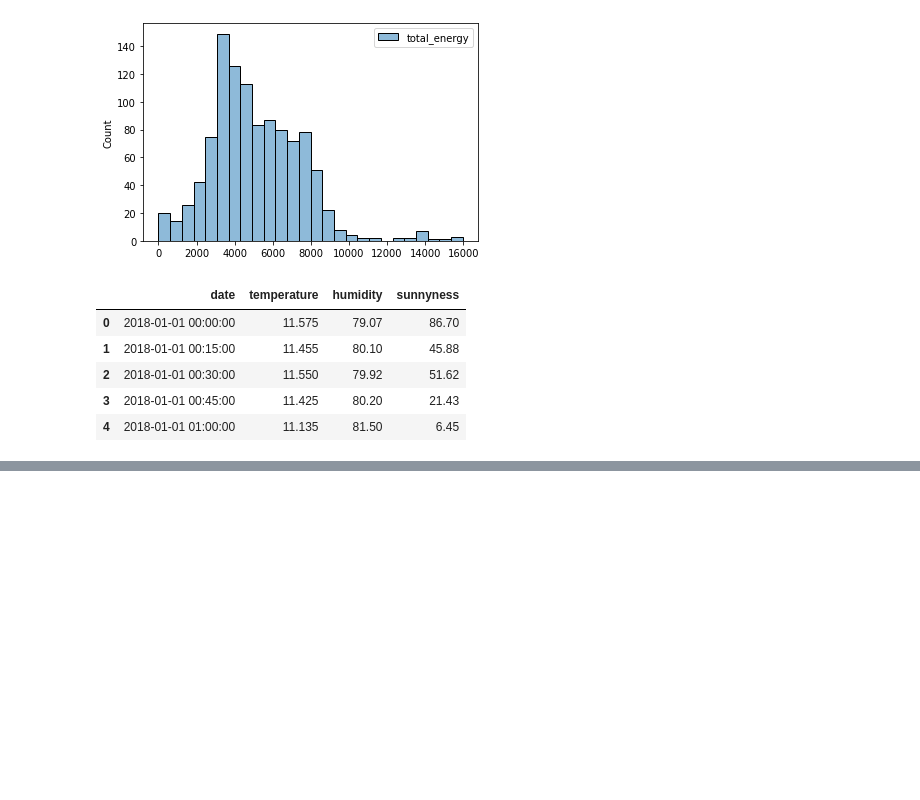
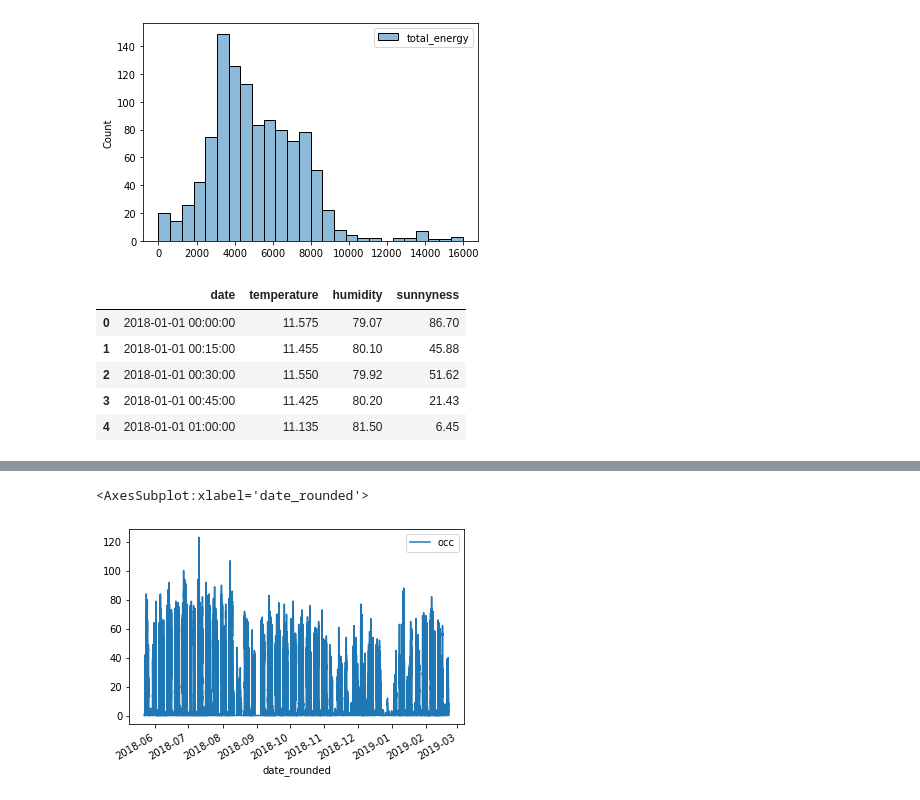
Before and after one commit to kmcguigan1/WATAI2023_energy_demand_modelling, a Jupyter notebook: build_data.ipynb, the cells around one changed output, grey strips where cells are left out. Saved outputs shown, nothing was run; the diff lists cells and outputs as text; code cells hidden in the pictures; blank space fills up the shorter version.

```diff
--- a/build_data.ipynb
+++ b/build_data.ipynb
@@ -47,0 +97,7 @@ weather.head()
+# %%
+occupancy = pd.read_csv('raw_data/Building_59/Bldg59_clean data/occ.csv')
+occupancy['date'] = pd.to_datetime(occupancy['date'])
+occupancy['date_rounded'] = occupancy['date'].dt.round('15min')
+occupancy['time'] = occupancy['date'].dt.time
+occupancy['occ'] = occupancy['occ_third_south'] + occupancy['occ_fourth_south']
+occupancy
@@ -47,0 +146,5 @@ weather.head()
+# %%
+occupancy.plot(x='date_rounded', y='occ')
+# %% [output]
+<AxesSubplot:xlabel='date_rounded'>
+[figure, added]
```
Also changed, not shown: parts of 10 cells of this notebook, 2 other files.
